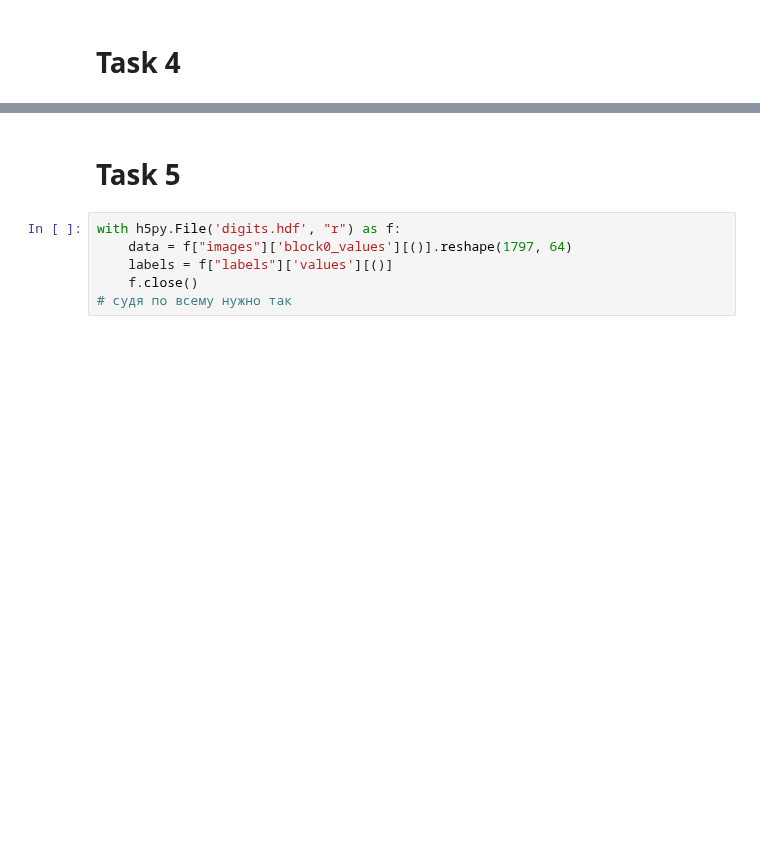
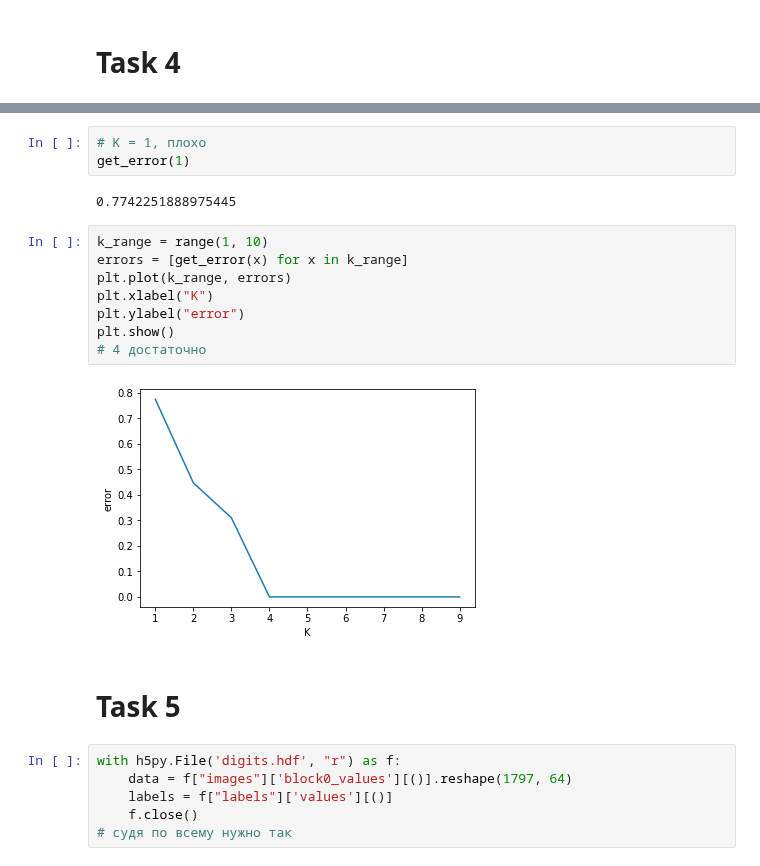
Before and after one commit to zugzvangg/SPC, a Jupyter notebook: numerics/HW2/HW2.ipynb, the cells around one changed output, grey strips where cells are left out. Cells and saved outputs as stored; diff of their text form; blank space fills up the shorter version.

```diff
--- a/numerics/HW2/HW2.ipynb
+++ b/numerics/HW2/HW2.ipynb
@@ -77,3 +121,18 @@ print(f'Eigen values of A:   {np.linalg.eig(A)[0]}')
+# %%
+# K = 1, плохо
+get_error(1)
+# %% [output]
+0.7742251888975445
+# %%
+k_range = range(1, 10)
+errors = [get_error(x) for x in k_range]
+plt.plot(k_range, errors)
+plt.xlabel("K")
+plt.ylabel("error")
+plt.show()
+# 4 достаточно
+# %% [output]
+[figure, added]
 # %% [markdown]
 # Task 5
 # %%
```
Also changed, not shown: parts of 13 cells of this notebook.
